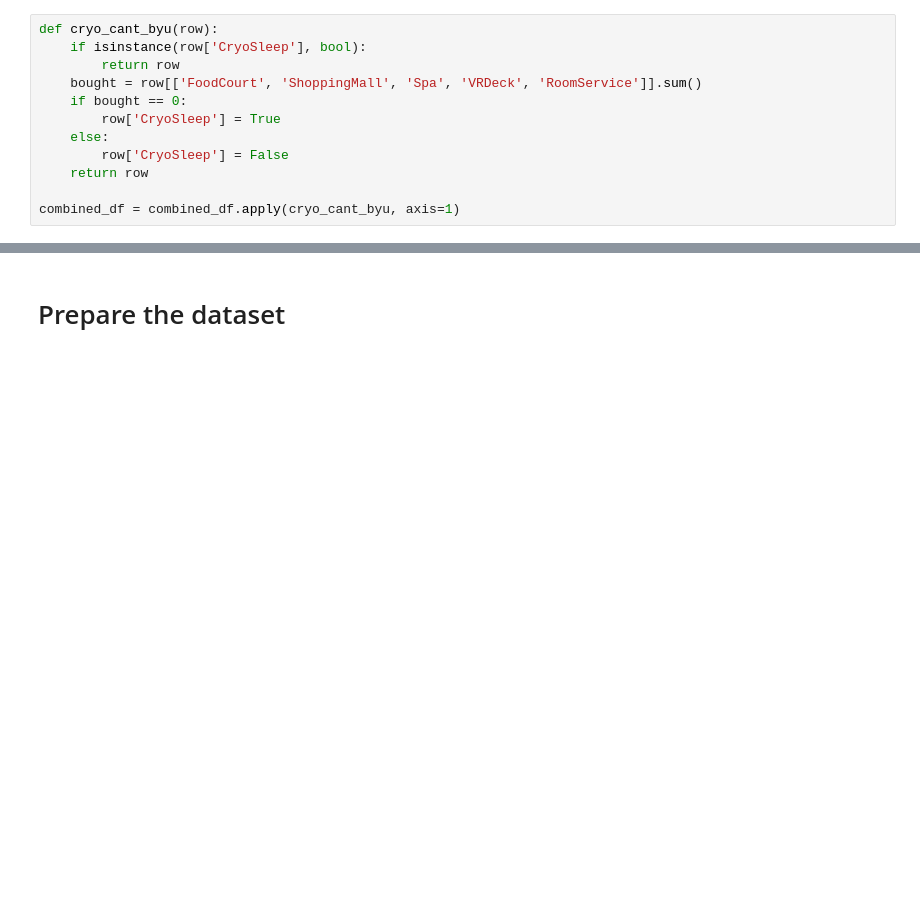
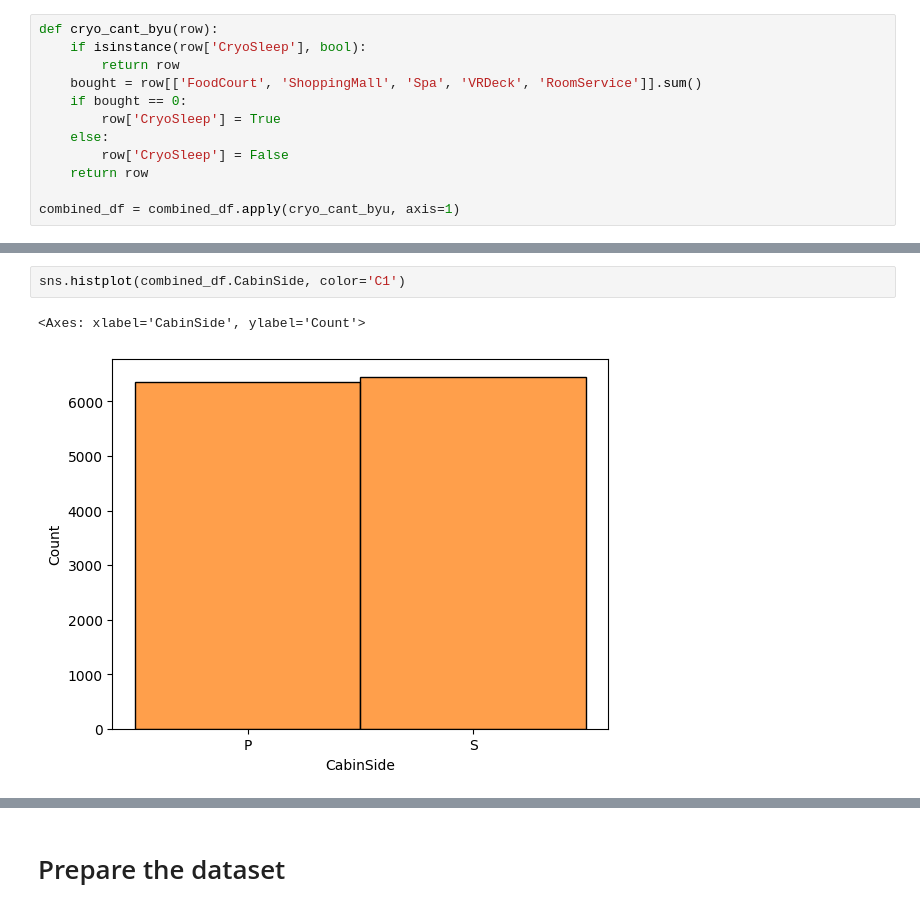
Before and after one commit to Dmytro-Tarasenko/SpaceTitanic, a Jupyter notebook: spaceship-titanic-with-scikit-learn.ipynb, the cells around one changed output, grey strips where cells are left out. Drawn from its saved outputs; the diff is of its cells as text; blank space fills up the shorter version.

```diff
--- a/spaceship-titanic-with-scikit-learn.ipynb
+++ b/spaceship-titanic-with-scikit-learn.ipynb
@@ -274,3 +324,8 @@ combined_df = combined_df.apply(cryo_cant_byu, axis=1)
+# %%
+sns.histplot(combined_df.CabinSide, color='C1')
+# %% [output]
+<Axes: xlabel='CabinSide', ylabel='Count'>
+[figure, added]
 # %%
 combined_df.isna().sum()
 # %% [output]
```
Also changed, not shown: parts of 8 cells of this notebook.
